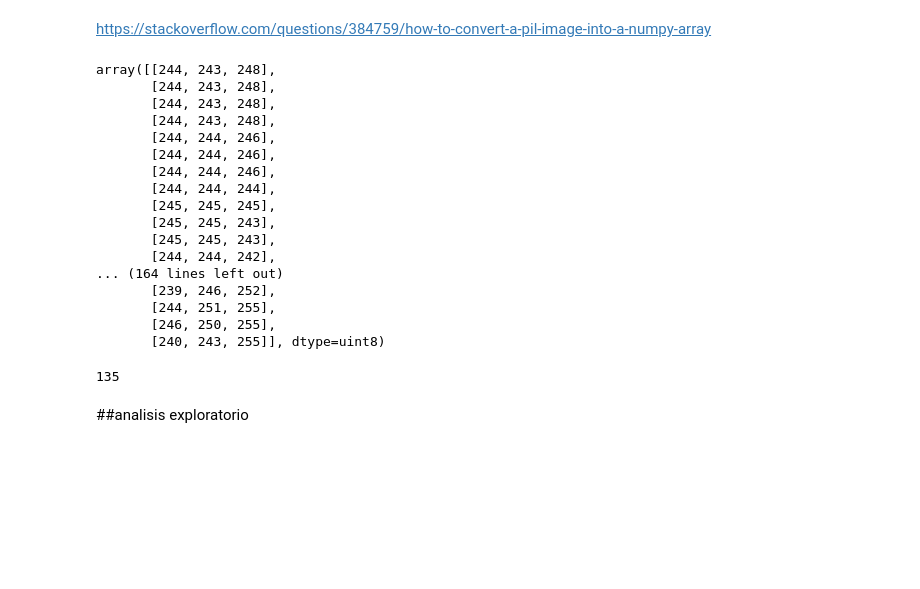
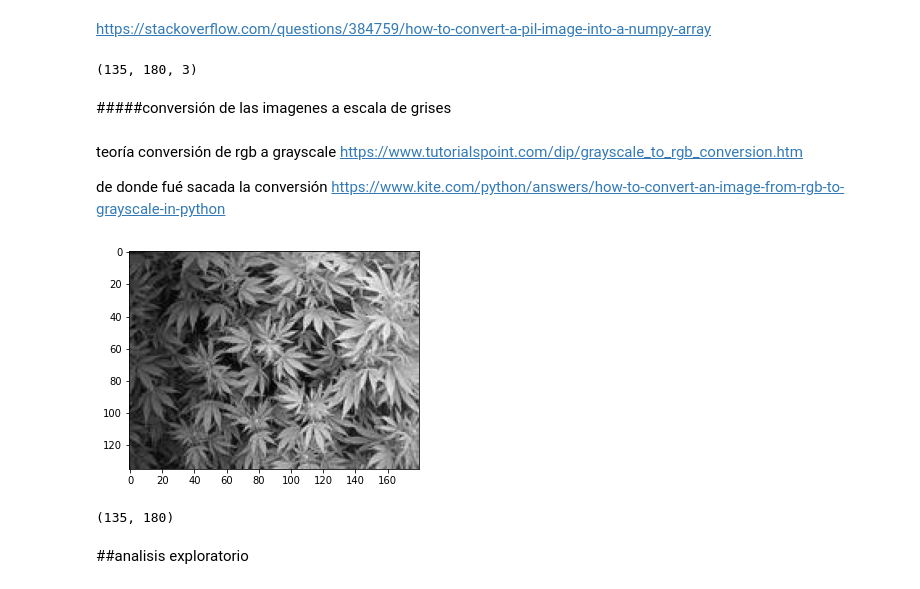
Before and after one commit to AlePaff/Generador-de-imagenes, a Jupyter notebook: TP4.ipynb, the cells around one changed output. Drawn from its saved outputs; the diff is of its cells as text; code cells hidden in the pictures; blank space fills up the shorter version.

Commit message:
preprocesar los datos para ya entrenar a la red

```diff
--- a/TP4.ipynb
+++ b/TP4.ipynb
@@ -115,30 +106,33 @@ def NumpyToPil(img):
 # %%
-im = Image.open(direccion_imagenes+'/108.jpg')
+im = Image.open(direccion_imagenes+'/190.jpg')
 testImage = pilToNumpy(im)
-# %%
-testImage[0]
-# %% [output]
-array([[244, 243, 248],
-       [244, 243, 248],
-       [244, 243, 248],
-       [244, 243, 248],
-       [244, 244, 246],
-       [244, 244, 246],
-       [244, 244, 246],
-       [244, 244, 244],
-       [245, 245, 245],
-       [245, 245, 243],
-       [245, 245, 243],
-       [244, 244, 242],
-... (164 lines left out)
-       [239, 246, 252],
-       [244, 251, 255],
-       [246, 250, 255],
-       [240, 243, 255]], dtype=uint8)
-# %%
-len(pilToNumpy(im))
-# %% [output]
-135
+# %%
+testImage.shape     #el 3 es porque es una imagen rgb
+# %% [output]
+(135, 180, 3)
+# %% [markdown]
+#####conversión de las imagenes a escala de grises
+# %% [markdown]
+teoría conversión de rgb a grayscale
+https://www.tutorialspoint.com/dip/grayscale_to_rgb_conversion.htm
+
+de donde fué sacada la conversión
+https://www.kite.com/python/answers/how-to-convert-an-image-from-rgb-to-grayscale-in-python
+# %%
+rgb_weights = [0.2989, 0.5870, 0.1140]    #se multiplican rojo, verde, azul por estos coeficientes y se suman
+#otra formula para la conversión https://en.wikipedia.org/wiki/Grayscale
+# rgb_weights = [0.2126, 0.7152, 0.0722]
+
+# objeto numpy
+grayscale_image = np.dot(testImage, rgb_weights)
+# graficar imagen
+graficarNumpyIm(grayscale_image)
+# %% [output]
+[figure, added]
+# %%
+grayscale_image.shape
+# %% [output]
+(135, 180)
 # %% [markdown]
 ##analisis exploratorio
 # %% [markdown]
```
Also changed, not shown: parts of 67 cells of this notebook.
